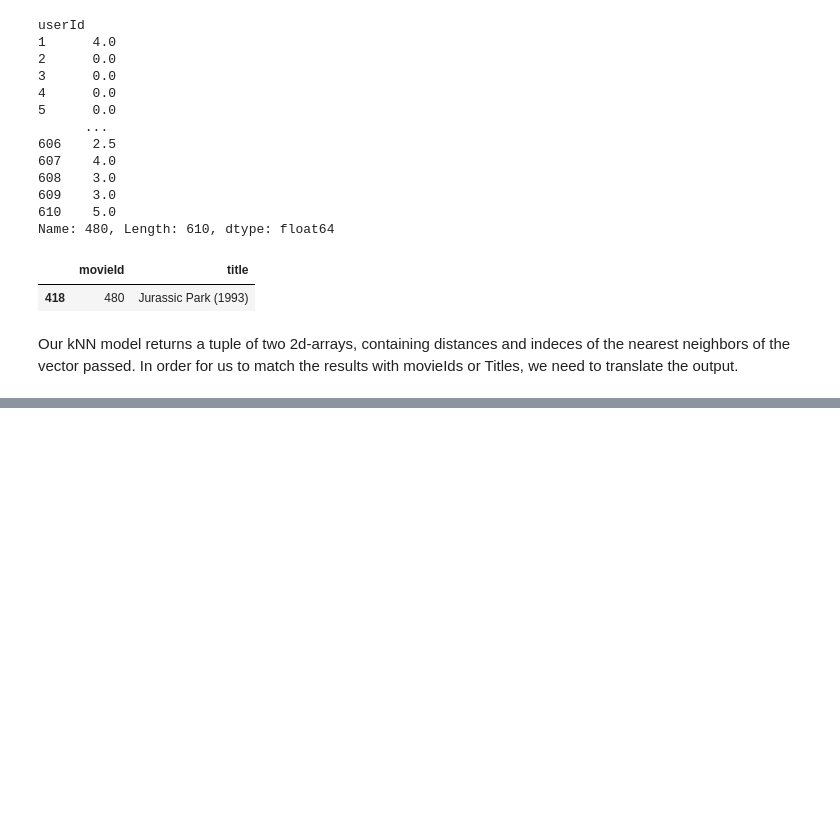
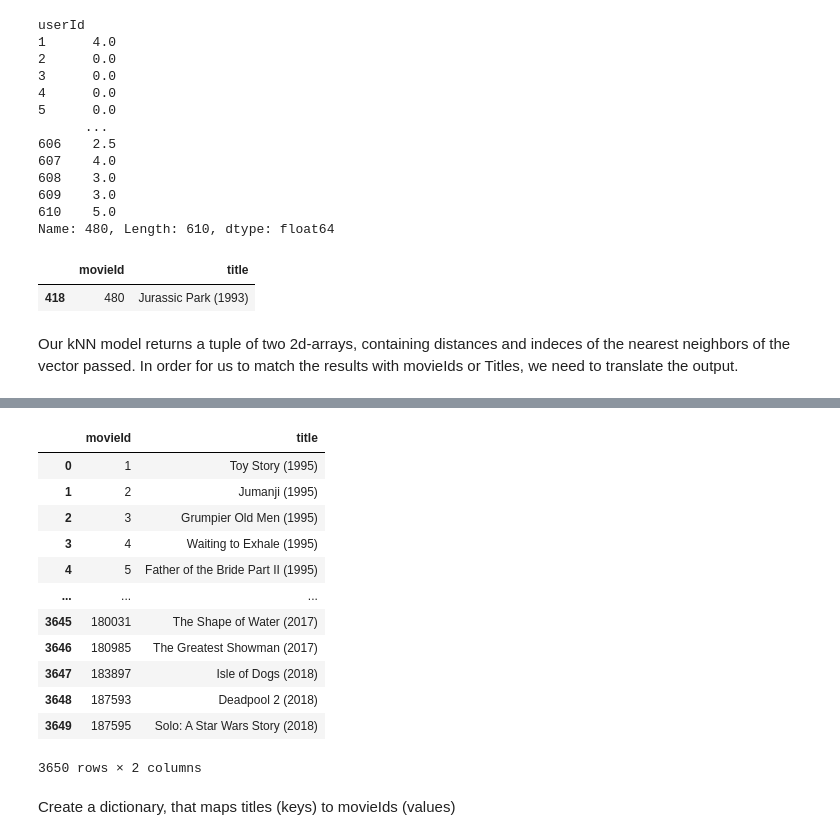
Before and after one commit to ironhack-datalabs/data-ber-06-20, a Jupyter notebook: Notes/module-3/week-7/4_unsupervised_machine_learning-movie_recommender.ipynb, the cells around one changed output, grey strips where cells are left out. Drawn from its saved outputs; the diff is of its cells as text; code cells hidden in the pictures; blank space fills up the shorter version.

```diff
--- a/Notes/module-3/week-7/4_unsupervised_machine_learning-movie_recommender.ipynb
+++ b/Notes/module-3/week-7/4_unsupervised_machine_learning-movie_recommender.ipynb
@@ -233,0 +265,2 @@ Our kNN model returns a tuple of two 2d-arrays, containing distances and indeces
+# %%
+movie_list = final_movies[["movieId", "title"]].drop_duplicates().sort_values("movieId").reset_index(drop=True)
@@ -233,0 +381,18 @@ Our kNN model returns a tuple of two 2d-arrays, containing distances and indeces
+# %%
+movie_list
+# %% [output]
+|  | movieId | title |
+| 0 | 1 | Toy Story (1995) |
+| 1 | 2 | Jumanji (1995) |
+| 2 | 3 | Grumpier Old Men (1995) |
+| 3 | 4 | Waiting to Exhale (1995) |
+| 4 | 5 | Father of the Bride Part II (1995) |
+| ... | ... | ... |
+| 3645 | 180031 | The Shape of Water (2017) |
+| 3646 | 180985 | The Greatest Showman (2017) |
+| 3647 | 183897 | Isle of Dogs (2018) |
+| 3648 | 187593 | Deadpool 2 (2018) |
+| 3649 | 187595 | Solo: A Star Wars Story (2018) |
+3650 rows × 2 columns
+# %% [markdown]
+Create a dictionary, that maps titles (keys) to movieIds (values)
```
Also changed, not shown: parts of 51 cells of this notebook, 5 other files.
